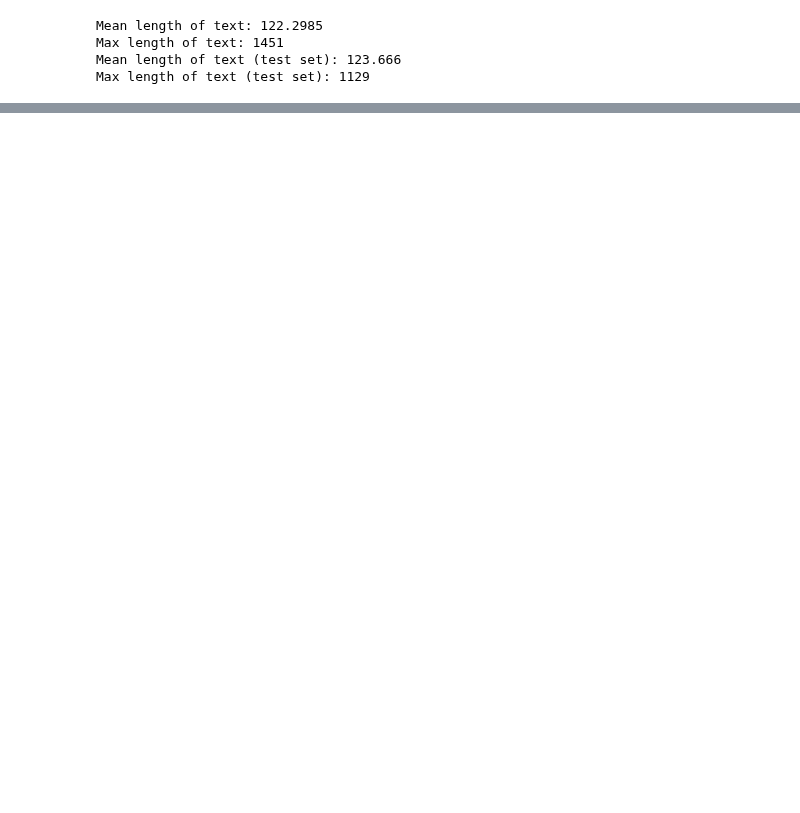
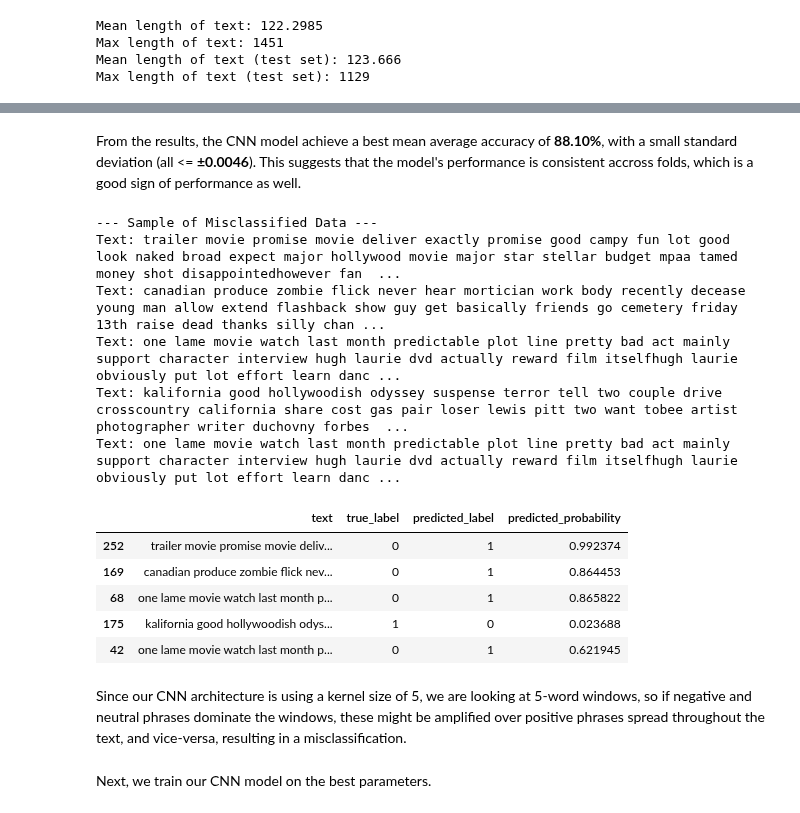
Before and after one commit to jacoblimjy/IMDB_sentiment_analysis, a Jupyter notebook: cnn_model.ipynb, the cells around one changed output, grey strips where cells are left out. Saved outputs shown, nothing was run; the diff lists cells and outputs as text; code cells hidden in the pictures; blank space fills up the shorter version.

```diff
--- a/cnn_model.ipynb
+++ b/cnn_model.ipynb
@@ -38,0 +69,15 @@ ModuleNotFoundError: No module named 'tensorflow'
+# %%
+# define CNN model using a function
+def build_cnn_model(vocab_size, embedding_dim, max_length, filters1=64, filters2=128, dense_units=64):
+    """Builds the CNN model with configurable parameters."""
+    print(f"  Building CNN with embedding_dim={embedding_dim}, filters1={filters1}")
+    model = models.Sequential([
+        layers.Embedding(input_dim=vocab_size, output_dim=embedding_dim, input_length=max_length),
+        layers.Conv1D(filters=filters1, kernel_size=5, activation='relu'), # Use filters1
+        layers.MaxPooling1D(pool_size=4),
+        layers.Conv1D(filters=filters2, kernel_size=5, activation='relu'), # Keep filters2 fixed or add as param
+        layers.GlobalMaxPool1D(),
+        layers.Dense(dense_units, activation='relu'), # Keep dense_units fixed or add as param
+        layers.Dense(1, activation='sigmoid')
+    ])
+    return model
@@ -38,0 +86,17 @@ ModuleNotFoundError: No module named 'tensorflow'
+# %%
+import itertools # for easy looping through combinations
+
+# set up CV configuration
+N_SPLITS = 5
+cv = StratifiedKFold(n_splits=N_SPLITS, shuffle=True, random_state=42)
+
+# hyperparameters for CNN tuning
+embedding_dims = [50, 100]
+filter1_couns = [32, 64, 128]
+learning_rates = [0.001, 0.0005]
+
+# fixed parameters during CV
+EPOCHS_CV_CNN = 10
+BATCH_SIZE_CNN = 32 # standard batch size
+FIXED_VOCAB_SIZE = vocab_size
+FIXED_MAX_LENGTH = max_length
@@ -38,0 +369,30 @@ ModuleNotFoundError: No module named 'tensorflow'
+# %% [markdown]
+From the results, the CNN model achieve a best mean average accuracy of **88.10%**, with a small standard deviation (all <= **±0.0046**). This suggests that the model's performance is consistent accross folds, which is a good sign of performance as well.
+# %%
+# analyse misclassified data
+misclassified_df = pd.DataFrame(cnn_misclassified_data)
+misclassified_df = misclassified_df.sort_values(by='predicted_probability', ascending=True)
+
+# taking a look at a sample at random (display only specific columns)
+print("\n--- Sample of Misclassified Data ---")
+sample_misclassified = pd.DataFrame(misclassified_df[['text', 'true_label', 'predicted_label', 'predicted_probability']].sample(5))
+for i in range(len(sample_misclassified)):
+    print(f"Text: {sample_misclassified.iloc[i]['text']}")
+sample_misclassified
+# %% [output]
+--- Sample of Misclassified Data ---
+Text: trailer movie promise movie deliver exactly promise good campy fun lot good look naked broad expect major hollywood movie major star stellar budget mpaa tamed money shot disappointedhowever fan  ...
+Text: canadian produce zombie flick never hear mortician work body recently decease young man allow extend flashback show guy get basically friends go cemetery friday 13th raise dead thanks silly chan ...
+Text: one lame movie watch last month predictable plot line pretty bad act mainly support character interview hugh laurie dvd actually reward film itselfhugh laurie obviously put lot effort learn danc ...
+Text: kalifornia good hollywoodish odyssey suspense terror tell two couple drive crosscountry california share cost gas pair loser lewis pitt two want tobee artist photographer writer duchovny forbes  ...
+Text: one lame movie watch last month predictable plot line pretty bad act mainly support character interview hugh laurie dvd actually reward film itselfhugh laurie obviously put lot effort learn danc ...
+|  | text | true_label | predicted_label | predicted_probability |
+| 252 | trailer movie promise movie deliv... | 0 | 1 | 0.992374 |
+| 169 | canadian produce zombie flick nev... | 0 | 1 | 0.864453 |
+| 68 | one lame movie watch last month p... | 0 | 1 | 0.865822 |
+| 175 | kalifornia good hollywoodish odys... | 1 | 0 | 0.023688 |
+| 42 | one lame movie watch last month p... | 0 | 1 | 0.621945 |
+# %% [markdown]
+Since our CNN architecture is using a kernel size of 5, we are looking at 5-word windows, so if negative and neutral phrases dominate the windows, these might be amplified over positive phrases spread throughout the text, and vice-versa, resulting in a misclassification.
+# %% [markdown]
+Next, we train our CNN model on the best parameters.
```
Also changed, not shown: parts of 21 cells of this notebook.
